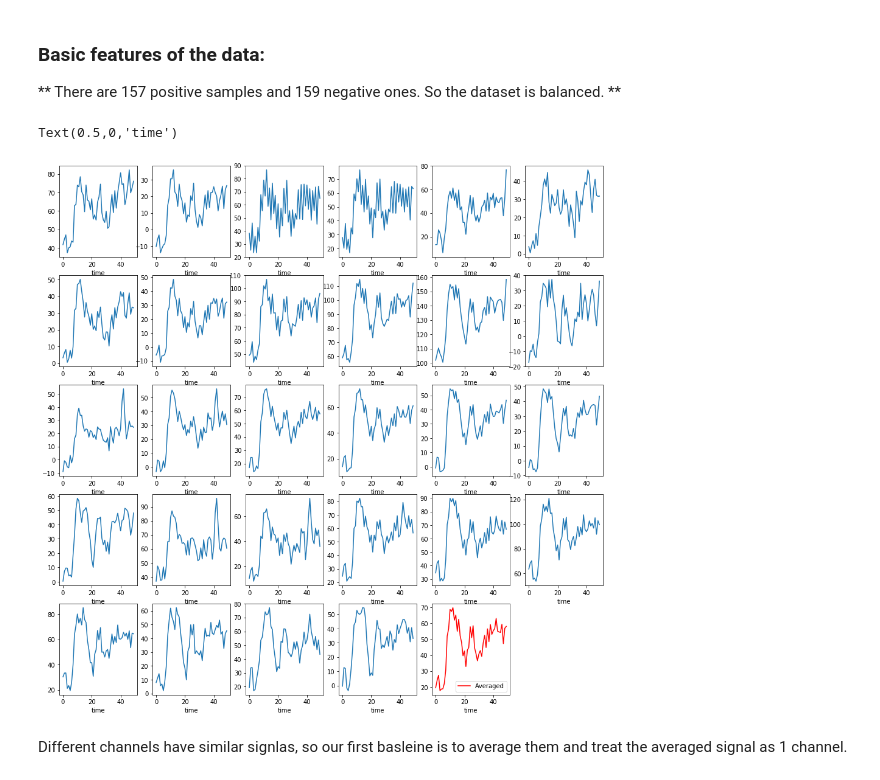
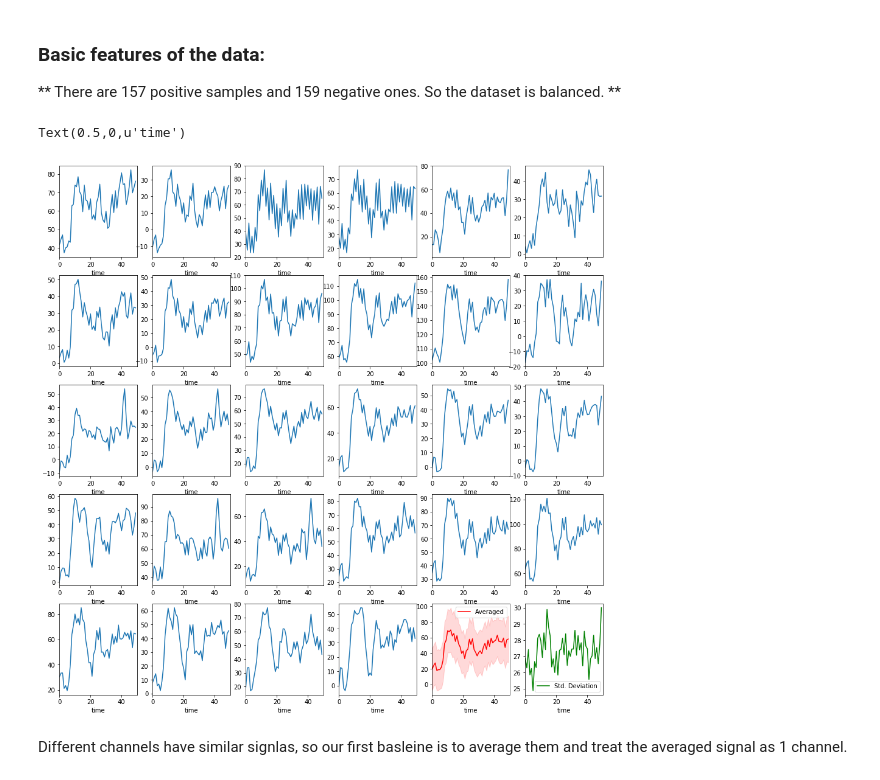
Before and after one commit to F-Salehi/Deep_Net_mini_project, a Jupyter notebook: load_data.ipynb, the cells around one changed output. Drawn from its saved outputs; the diff is of its cells as text; code cells hidden in the pictures.

Commit message:
add error band and std to load_data graph

```diff
--- a/load_data.ipynb
+++ b/load_data.ipynb
@@ -35,17 +35,29 @@ test_target = Variable(test_target)
 # %%
 plt.figure(figsize=(16,16))
 for i in range(28):
     plt.subplot(5,6,1+i)
     plt.plot(range(50),train_input[0,i,:].data.numpy())
     plt.xlabel("time")
+    plt.xlim(0,50)
 plt.subplot(5,6,29)
-averaged, = plt.plot(range(50),train_input[0,:,:].mean(dim=0).data.numpy(),color='r',label="Averaged")
-#plt.legend("Averged")
+
+mean= train_input[0,:,:].mean(dim=0).data.numpy()
+std = train_input[0,:,:].std(0).data.numpy()
+
+averaged,= plt.plot(range(50),mean,color='r',label="Averaged")
+plt.fill_between(range(50),mean-std,mean+std, alpha=0.15, color='r')
+plt.xlim(0,50)
 plt.legend(handles=[averaged])
 plt.xlabel("time")
+
+plt.subplot(5,6,30)
+plt.plot(range(50),std, label='Std. Deviation',color='g')
+plt.xlim(0,50)
+plt.legend()
+plt.xlabel("time")
 # %% [output]
-Text(0.5,0,'time')
+Text(0.5,0,u'time')
-[figure, old version]
+[figure, new version]
 # %% [markdown]
 Different channels have similar signlas, so our first basleine is to average them and treat the averaged signal as 1 channel.
 # %% [markdown]
```
Also changed, not shown: parts of 1 cell of this notebook.
